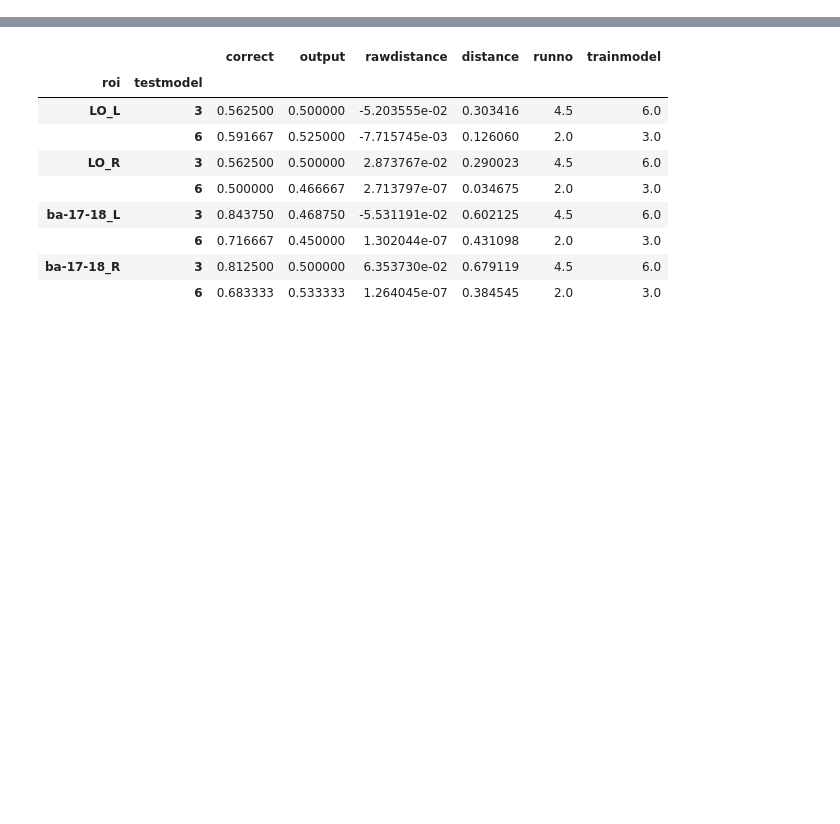
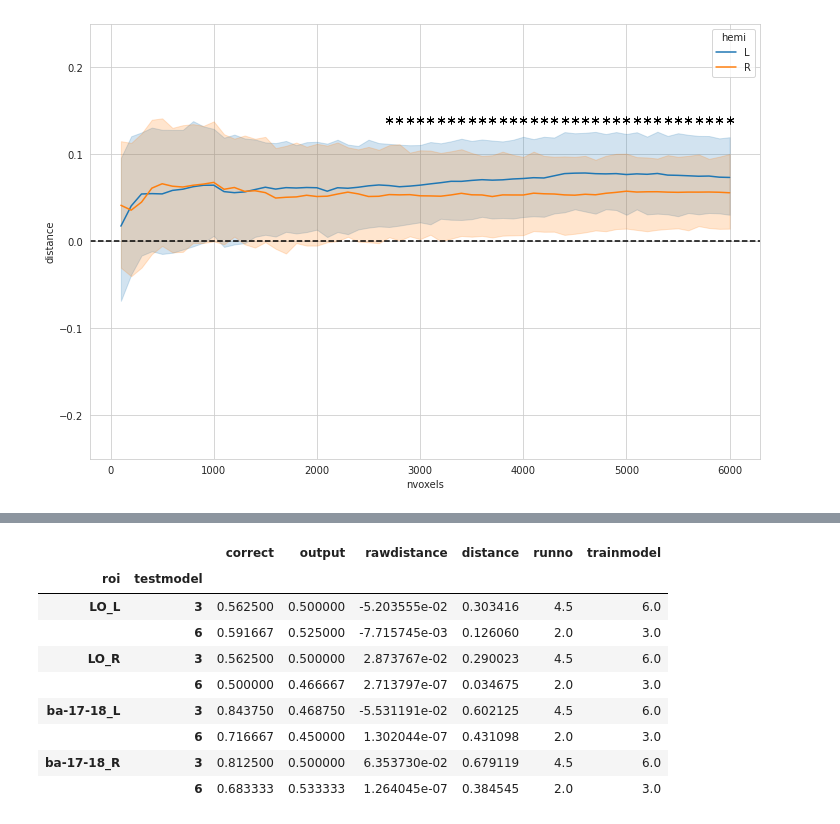
Before and after one commit to GAldegheri/vistemp_fmri, a Jupyter notebook: analysis/TryReadRes.ipynb, the cells around one changed output, grey strips where cells are left out. Cells and saved outputs as stored; diff of their text form; code cells hidden in the pictures; blank space fills up the shorter version.

```diff
--- a/analysis/TryReadRes.ipynb
+++ b/analysis/TryReadRes.ipynb
@@ -6,5 +13,15 @@ from readresults.readres_mvpa import merge_results, parse_roi_info, exclude_part
+# %%
+def df_to_array_tfce(df, measure='correct'):
+    """
+    """
+    subxvoxels = np.zeros((df.subject.nunique(), df.nvoxels.nunique()))
+    for i, sub in enumerate(np.sort(df.subject.unique())):
+        for j, nv in enumerate(np.sort(df.nvoxels.unique())):
+            thisdata = df[(df['subject']==sub)&(df['nvoxels']==nv)]
+            subxvoxels[i, j] = thisdata[measure].values
+    return subxvoxels
 # %%
-res_list = ['../../../MVPA_results/try_newformat.csv']
+res_list = ['../../../MVPA_results/results_main_nothresh.csv']
 results = merge_results(res_list)
 # %%
 results = parse_roi_info(results)
@@ -35,0 +39,2 @@ array([3, 6])
+# %%
+meanres = results.groupby(['roi', 'subject', 'hemi', 'nvoxels']).mean().reset_index()
@@ -35,0 +45,7 @@ array([3, 6])
+# %%
+subxvoxels = df_to_array_tfce(meanres[meanres['roi']=='ba-19-37'].groupby(['subject', 'nvoxels']).mean().reset_index(),
+                              measure='distance')
+threshold_tfce = dict(start=0, step=0.01)
+_, _, tfce_pvals, _ = permutation_cluster_1samp_test(
+    subxvoxels, n_jobs=1, threshold=threshold_tfce, adjacency=None,
+    n_permutations=10000, out_type='mask') #10000
@@ -35,0 +71,16 @@ array([3, 6])
+# %%
+_, ax = plt.subplots(figsize=(12, 8))
+ax.set_ylim([-0.25, 0.25])
+nvoxels = list(meanres.nvoxels.unique())
+sns.set_style('whitegrid')
+sns.lineplot(data=meanres[meanres['roi']=='ba-19-37'], x='nvoxels',
+             y='distance', hue='hemi', ax=ax, ci=95)
+plt.axhline(y = 0.0, color = 'k', linestyle = '--')
+for x in range(len(tfce_pvals)):
+    if tfce_pvals[x] < 0.01:
+        ax.scatter(nvoxels[x], 0.14, marker=(6,2,0),s=50,color='k',linewidths=1.)
+        ax.scatter(nvoxels[x], 0.16, marker=(6,2,0), s=50, color='k', linewidths=1.)
+    elif tfce_pvals[x] < 0.05:
+        ax.scatter(nvoxels[x], 0.14, marker=(6,2,0), s=50, color='k', linewidths=1.)
+# %% [output]
+[figure, added]
```
Also changed, not shown: parts of 22 cells of this notebook, 11 other files.
